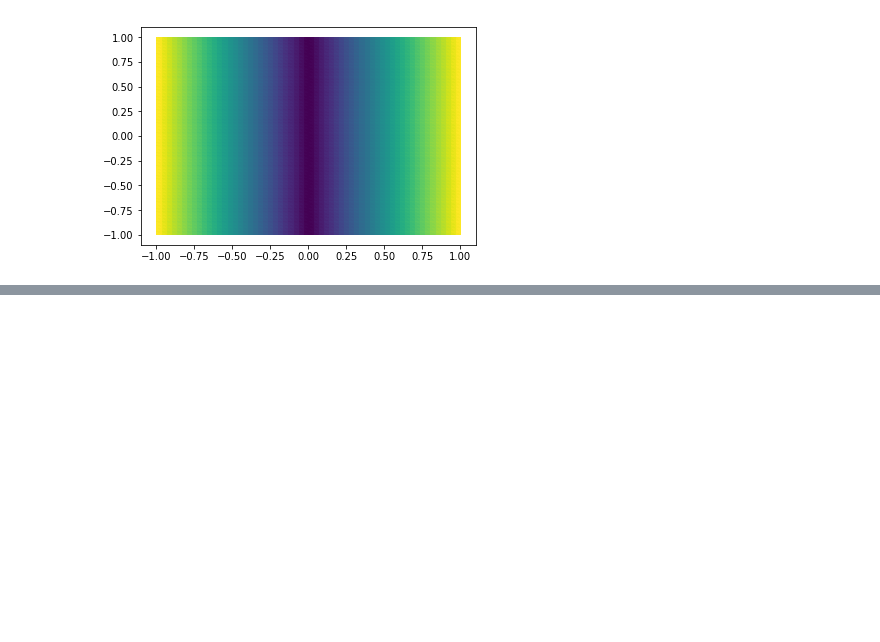
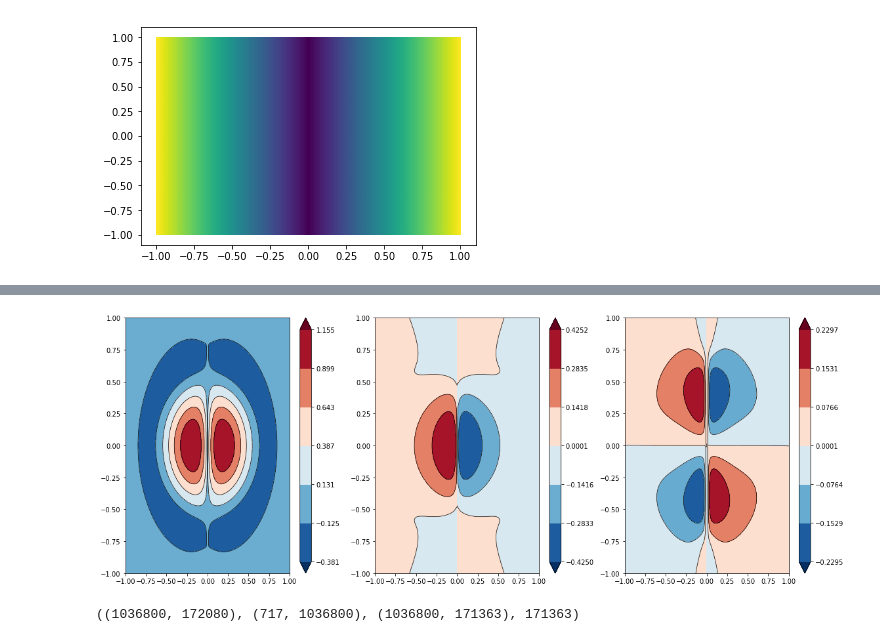
Before and after one commit to tbenthompson/tectosaur, a Jupyter notebook: examples/fault_traction_two_cs.ipynb, the cells around one changed output, grey strips where cells are left out. Cells and saved outputs as stored; diff of their text form; code cells hidden in the pictures; blank space fills up the shorter version.

```diff
--- a/examples/fault_traction_two_cs.ipynb
+++ b/examples/fault_traction_two_cs.ipynb
@@ -9,7 +9,7 @@ import matplotlib.tri
 import okada_wrapper
 import tectosaur as tct
 # %%
-TCTN = 61
+TCTN = 241
 CURVE = 1.0
 
 corners = [[-1, 0, -1], [1, 0, -1], [1, 0, 1], [-1, 0, 1]]
@@ -18,7 +18,7 @@ src_mesh[0][:,1] = CURVE * np.abs(src_mesh[0][:,0])
 #src_mesh[0][:,1] = CURVE * (src_mesh[0][:,0] ** 2 + src_mesh[0][:,2] ** 2)
 def gauss_slip_fnc(x, z):
     r2 = x ** 2 + z ** 2
-    R = 0.5
+    R = 0.8
     out = (np.cos(np.sqrt(r2) * np.pi / R) + 1) / 2.0
     out[np.sqrt(r2) > R] = 0.0
     return out
@@ -213,0 +143,63 @@ array([ 0.00000000e+00, -1.41421356e+00, -1.11022302e-16,  1.00000000e+00])
+# %%
+def plotter(fields):
+    levels = []
+    for f in fields:
+        minf = np.min(f)
+        maxf = np.max(f)
+        levels.append(np.linspace(minf - 1e-12, maxf + 1e-12, 7))
+    #levels[2] = np.linspace(-0.15, 0.15, 11)
+    # levels = [
+    #     np.linspace(-0.1, 0.6, 21),
+    #     np.linspace(-1.9, 1.9, 21),
+    #     np.linspace(-0.2, 0.2, 21)
+    # ]
+    tri_centers = np.mean(src_mesh[0][src_mesh[1]], axis = 1)
+    side = np.zeros(src_mesh[1].shape[0]).astype(np.int)
+    side[tri_centers[:,0] > 0] = 1
+    n_sides = 2
+
+    cmap = 'RdBu_r'
+    plt.figure(figsize = (16, 6))
+    for d in range(len(fields)):
+        plt.subplot(1,len(fields),d+1)
+        field = fields[d]
+        for i in range(n_sides):
+            which_tris = np.where(side == i)[0]
+            reduced_m = tct.mesh.modify.remove_unused_pts((src_mesh[0], src_mesh[1][which_tris]))
+            soln_vals = np.empty(reduced_m[0].shape[0])
+            soln_vals[reduced_m[1]] = field[which_tris]
+            cntf = plt.tricontourf(
+                reduced_m[0][:,0], reduced_m[0][:,2], reduced_m[1], soln_vals,
+                cmap = cmap, linewidth = 0.5, levels = levels[d], extend = 'both'
+            )
+            if levels[d].shape[0] < 25:
+                plt.tricontour(
+                    reduced_m[0][:,0], reduced_m[0][:,2], reduced_m[1], soln_vals,
+                    linestyles = 'solid', colors='k', linewidths = 0.7, levels = levels[d]
+                )
+        plt.colorbar(cntf)
+        plt.tight_layout()
+    plt.show()
+
+zvec = np.cross(ns, [0,1,0])
+xvec = np.cross(zvec, ns)
+
+normal_trac = np.sum(out.reshape((-1,3)) * ns, axis = 1).reshape((-1,3))
+horizontal_shear = np.sum(out.reshape((-1,3)) * xvec, axis = 1).reshape((-1,3))
+vertical_shear = np.sum(out.reshape((-1,3)) * zvec, axis = 1).reshape((-1,3))
+
+# plotter([
+#     horizontal_shear,
+#     normal_trac,
+#     vertical_shear
+# ])
+plotter([
+    out.reshape((-1,3,3))[:,:,d]
+    for d in range(3)
+])
+# %% [output]
+[figure, added]
+# %%
+cmT.shape, cmT2.shape, cmU.shape, cmT.shape[1] - cmT2.shape[0]
+# %% [output]
+((1036800, 172080), (717, 1036800), (1036800, 171363), 171363)
```
Also changed, not shown: parts of 4 cells of this notebook, 4 other files.
